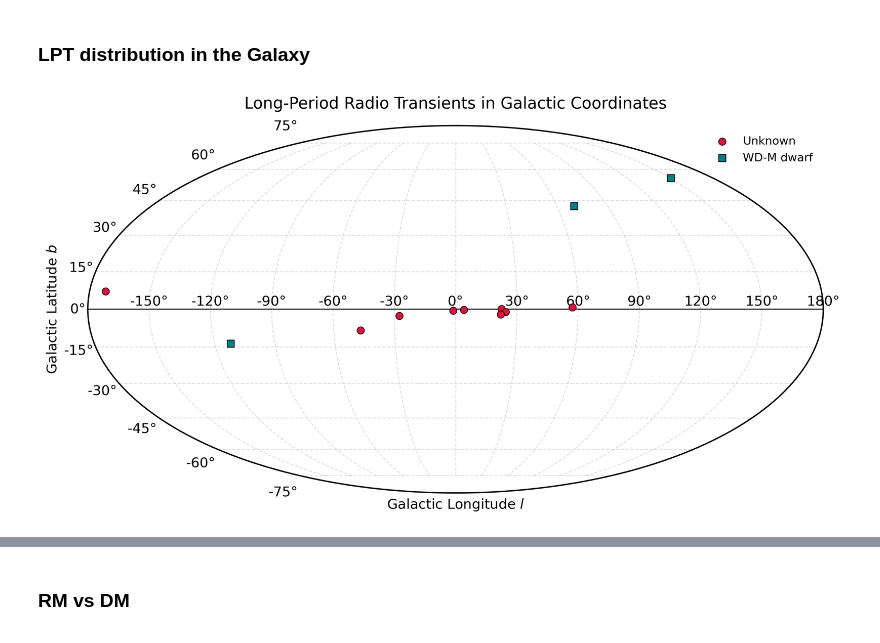
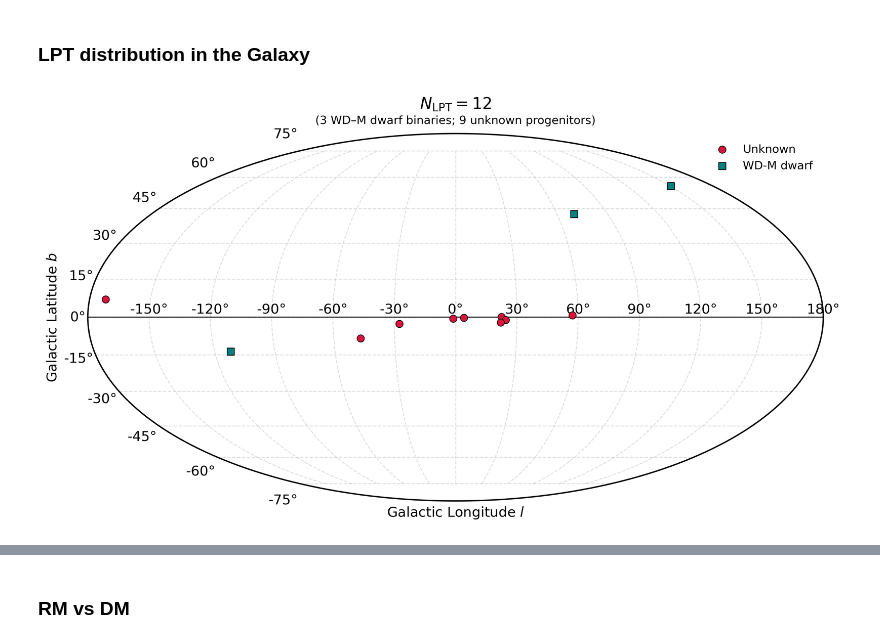
Before and after one commit to PSR-Jake/lptcat, a Jupyter notebook: LPT_plots.ipynb, the cells around one changed output, grey strips where cells are left out. Drawn from its saved outputs; the diff is of its cells as text; code cells hidden in the pictures.

```diff
--- a/LPT_plots.ipynb
+++ b/LPT_plots.ipynb
@@ -71,6 +71,10 @@ mask = np.array([isinstance(x, str) and "binary" in x for x in notes])
 WD_idx = np.where(mask)[0]   # indices for WD-M dwarf binaries
 unk_idx = np.where(mask==False)[0]   # indices for LPTs with unknown nature
 
+
+N_LPT = len(notes)
+N_LPT_WD = len(WD_idx)
+N_LPT_unk = len(unk_idx)
 
 # =========================
 # Plot LPTs
@@ -115,35 +119,44 @@ ax.scatter(
 #         height=2 * b_err_rad[i],
 #         edgecolor="gray",
 #         facecolor="none",
 #         lw=0.8,
 #         alpha=0.6,
 #         zorder=4
 #     )
 #     ax.add_patch(ellipse)
 
 # =========================
 # Formatting
 # =========================
 ax.grid(True, alpha=0.4, linestyle="--")
 
 # Longitude tick labels in degrees
 xticks = np.arange(-150, 181, 30)
 ax.set_xticks(np.radians(xticks))
 ax.set_xticklabels([f"{x}°" for x in xticks])
 
 ax.set_xlabel(r"Galactic Longitude $l$")
 ax.set_ylabel(r"Galactic Latitude $b$")
 
 ax.set_title(
-    "Long-Period Radio Transients in Galactic Coordinates",
-    pad=15,
-    fontsize=14
+    rf"$N_{{\rm LPT}} = {N_LPT}$",
+    pad=22,
+    fontsize=14,
+)
+
+ax.text(
+    0.5, 1.02,
+    rf"({N_LPT_WD} WD–M dwarf binaries; {N_LPT_unk} unknown progenitors)",
+    transform=ax.transAxes,
+    ha="center",
+    va="bottom",
+    fontsize=10,
 )
 
 ax.legend(loc="upper right", bbox_to_anchor=(1.0, 1.0), frameon=False, fontsize='small')
 
 plt.tight_layout()
-# plt.savefig('lpt_distribution.png')
+# plt.savefig('lpt_distribution_galactic.png')
 plt.show()
 # %% [output]
-[figure, old version]
+[figure, new version]
```
Also changed, not shown: parts of 3 cells of this notebook.
